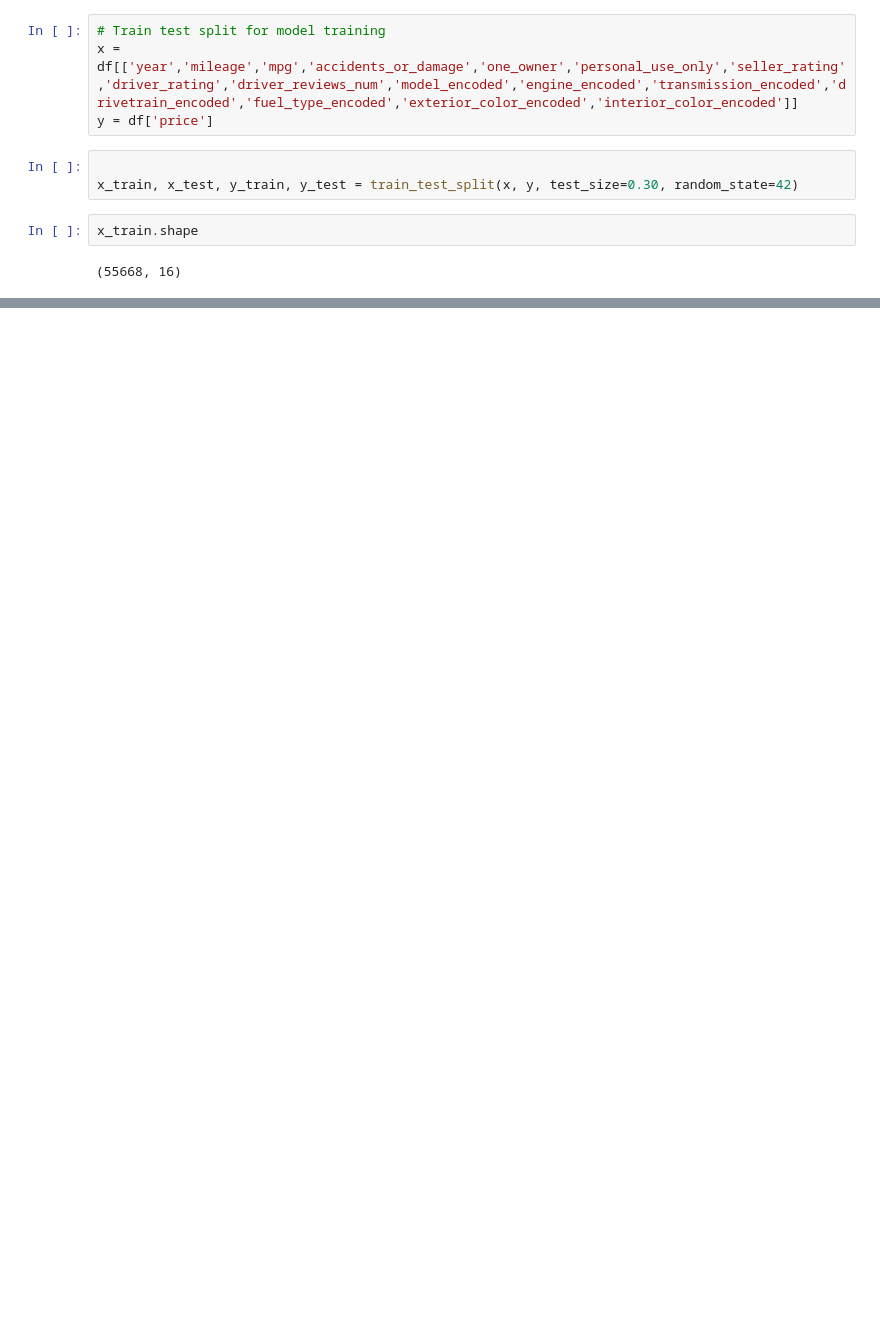
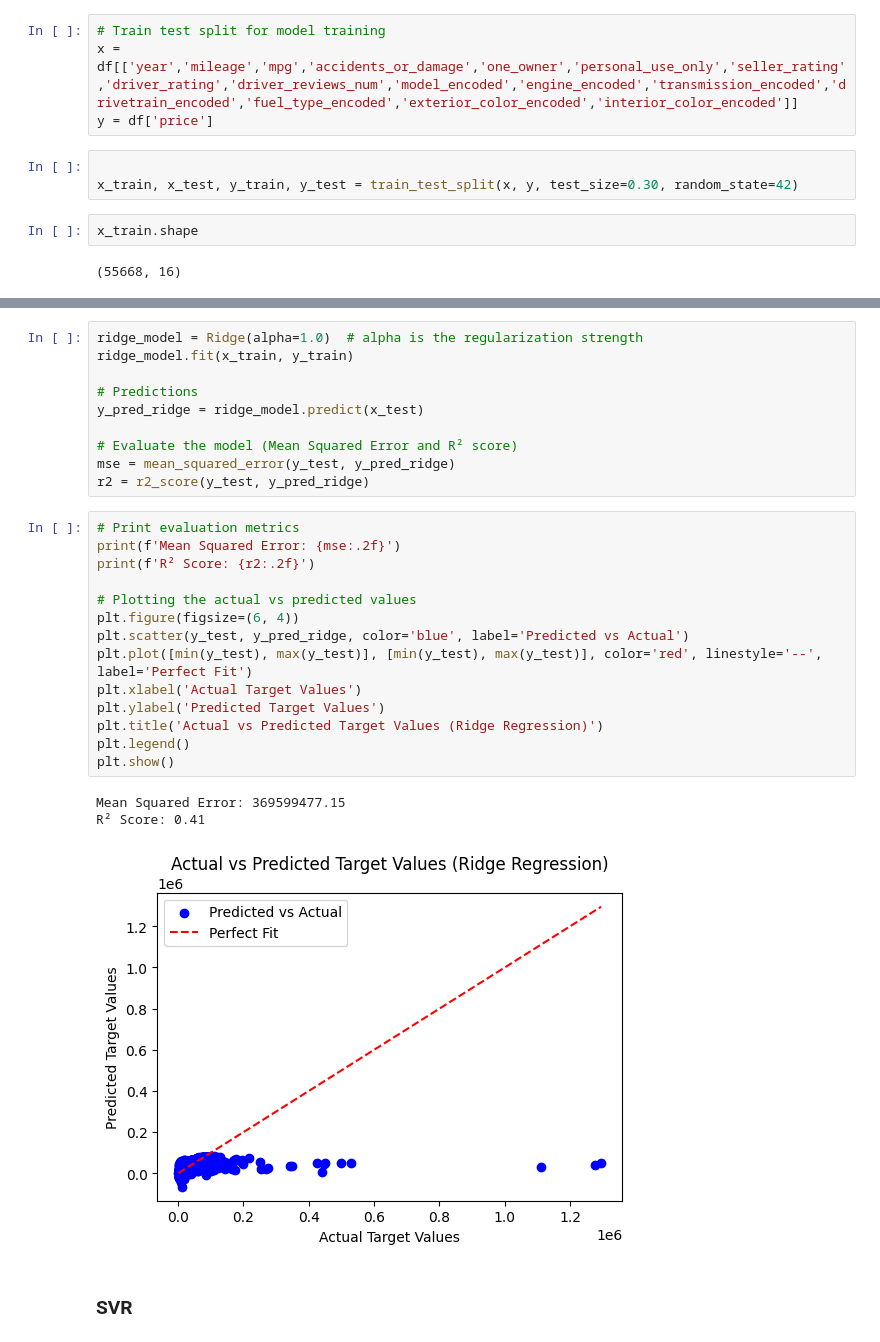
Before and after one commit to Raaj-4320/smartAuto, a Jupyter notebook: overView.ipynb, the cells around one changed output, grey strips where cells are left out. Cells and saved outputs as stored; diff of their text form; blank space fills up the shorter version.

```diff
--- a/overView.ipynb
+++ b/overView.ipynb
@@ -534,0 +575,30 @@ R² Score: 0.41
+# %%
+ridge_model = Ridge(alpha=1.0)  # alpha is the regularization strength
+ridge_model.fit(x_train, y_train)
+
+# Predictions
+y_pred_ridge = ridge_model.predict(x_test)
+
+# Evaluate the model (Mean Squared Error and R² score)
+mse = mean_squared_error(y_test, y_pred_ridge)
+r2 = r2_score(y_test, y_pred_ridge)
+# %%
+# Print evaluation metrics
+print(f'Mean Squared Error: {mse:.2f}')
+print(f'R² Score: {r2:.2f}')
+
+# Plotting the actual vs predicted values
+plt.figure(figsize=(6, 4))
+plt.scatter(y_test, y_pred_ridge, color='blue', label='Predicted vs Actual')
+plt.plot([min(y_test), max(y_test)], [min(y_test), max(y_test)], color='red', linestyle='--', label='Perfect Fit')
+plt.xlabel('Actual Target Values')
+plt.ylabel('Predicted Target Values')
+plt.title('Actual vs Predicted Target Values (Ridge Regression)')
+plt.legend()
+plt.show()
+# %% [output]
+Mean Squared Error: 369599477.15
+R² Score: 0.41
+[figure, added]
+# %% [markdown]
+### SVR
```
Also changed, not shown: parts of 17 cells of this notebook.
